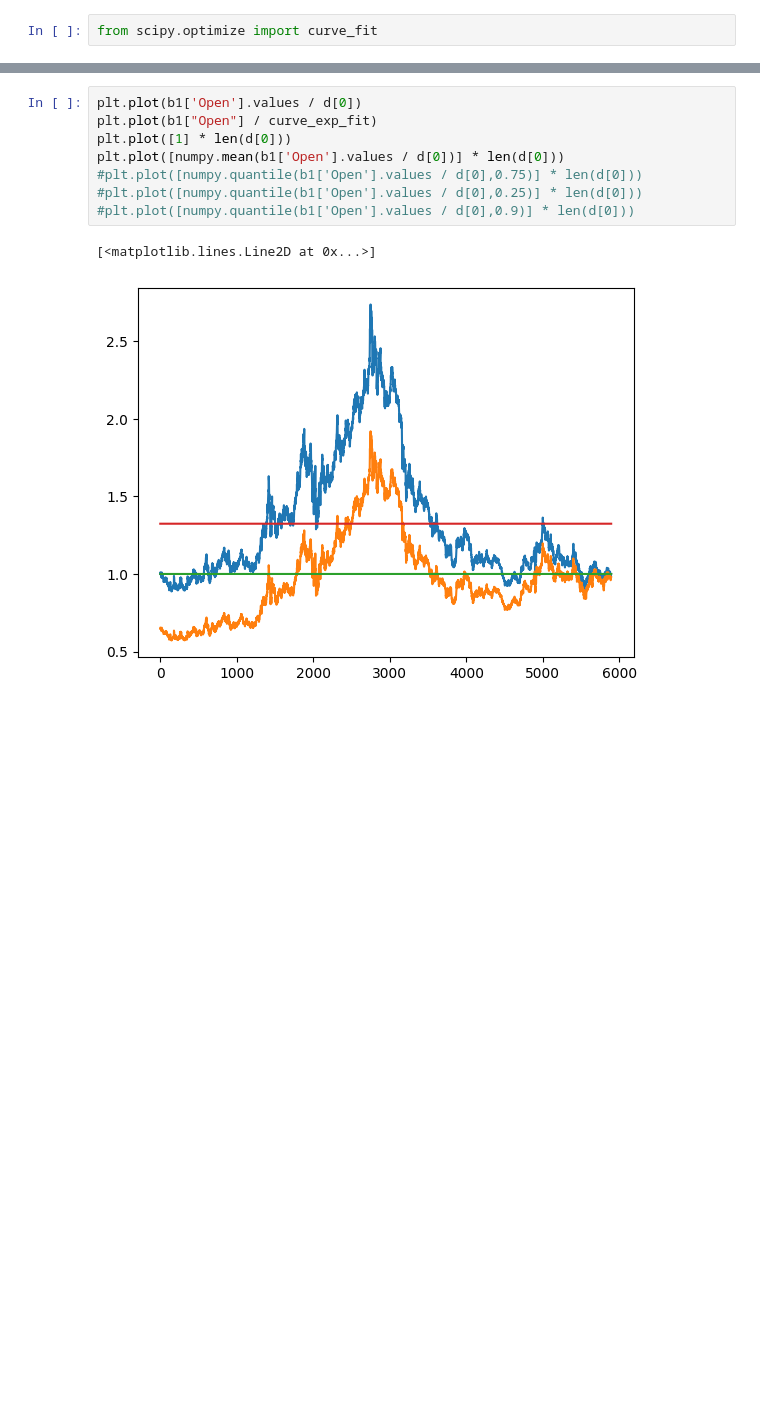
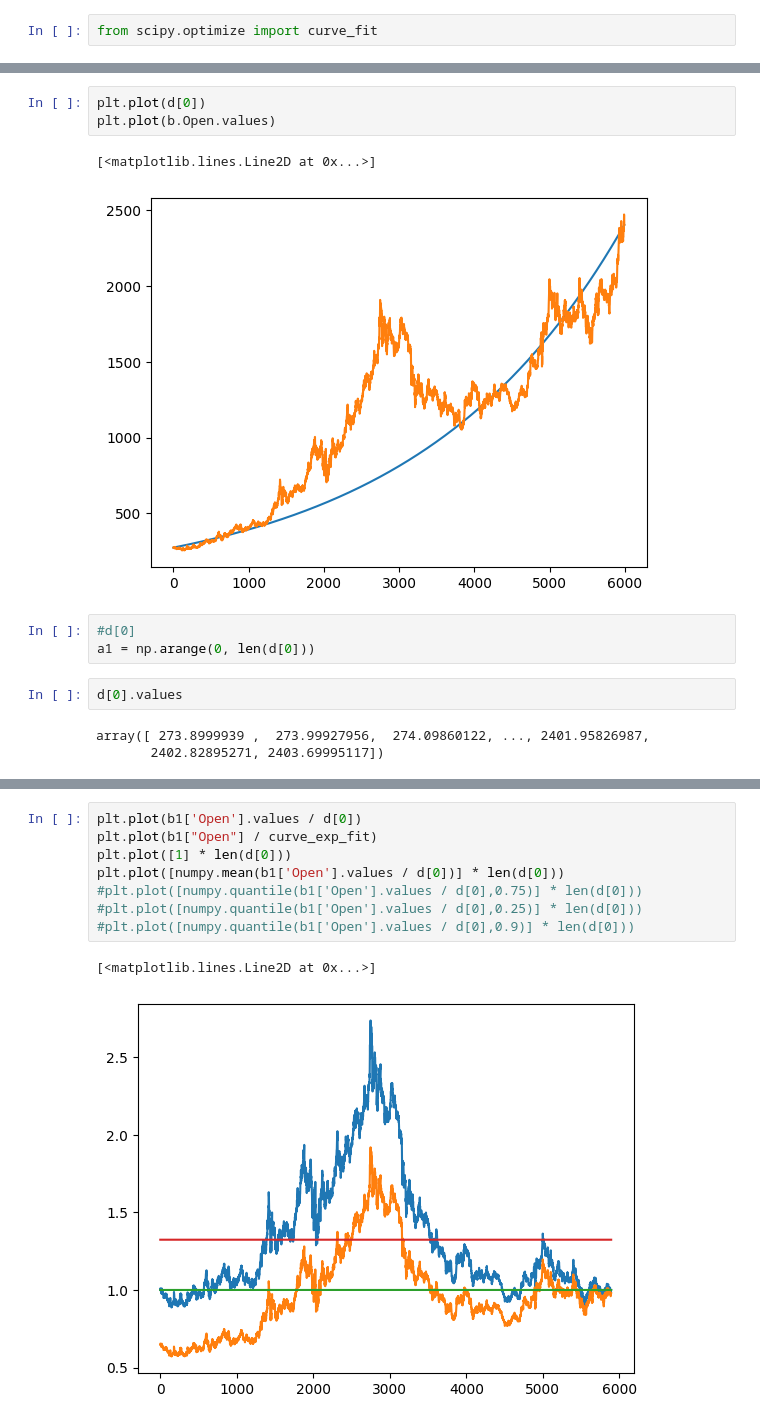
Before and after one commit to bahram3000/all_project, a Jupyter notebook: clean_project/pre_test_my_pakage_func.ipynb, the cells around one changed output, grey strips where cells are left out. Drawn from its saved outputs; the diff is of its cells as text; blank space fills up the shorter version.

```diff
--- a/clean_project/pre_test_my_pakage_func.ipynb
+++ b/clean_project/pre_test_my_pakage_func.ipynb
@@ -677,0 +710,14 @@ plt.plot(curve_exp_fit)
+# %%
+plt.plot(d[0])
+plt.plot(b.Open.values)
+# %% [output]
+[<matplotlib.lines.Line2D at 0x...>]
+[figure, added]
+# %%
+#d[0]
+a1 = np.arange(0, len(d[0]))
+# %%
+d[0].values
+# %% [output]
+array([ 273.8999939 ,  273.99927956,  274.09860122, ..., 2401.95826987,
+       2402.82895271, 2403.69995117])
```
Also changed, not shown: parts of 85 cells of this notebook, 1 other file.
